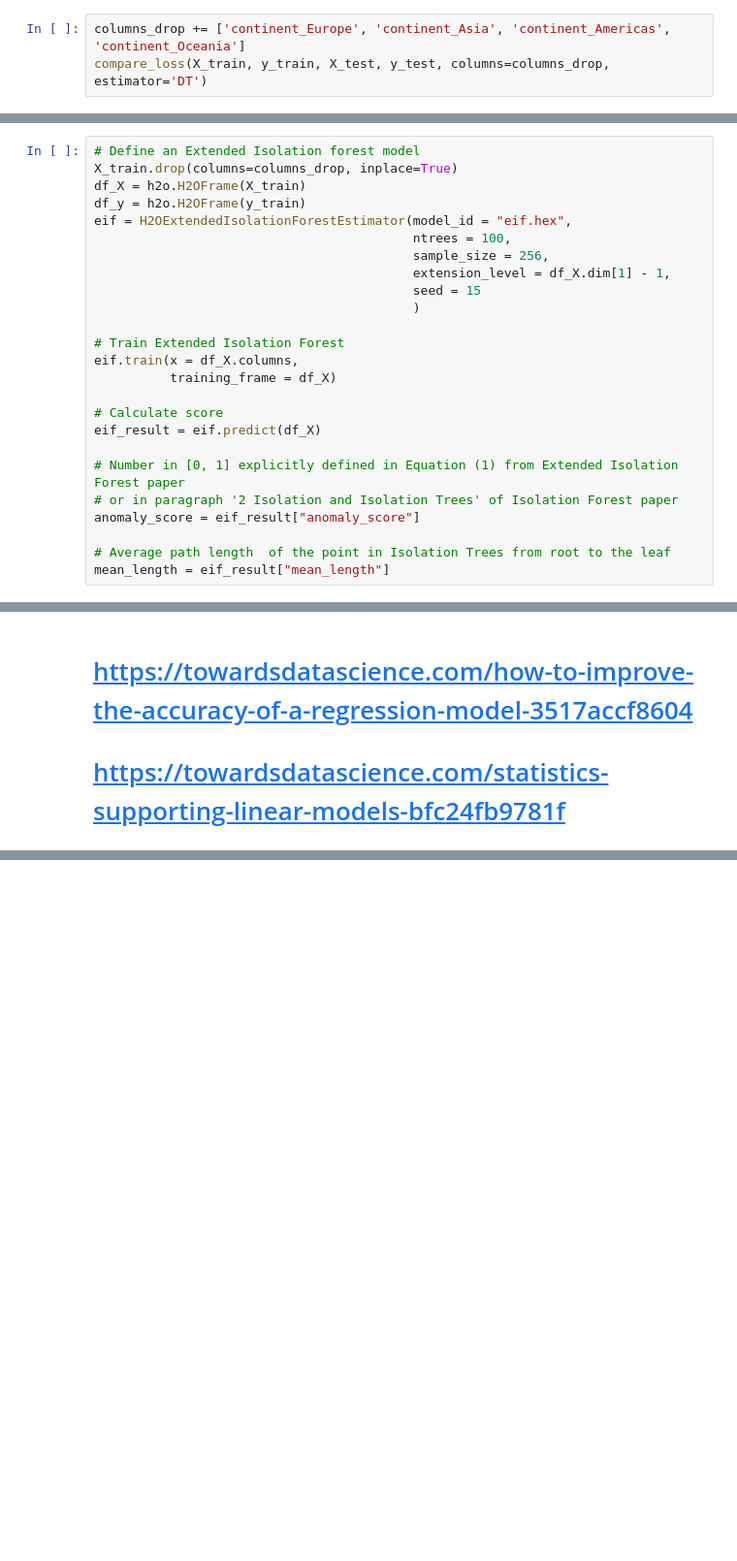
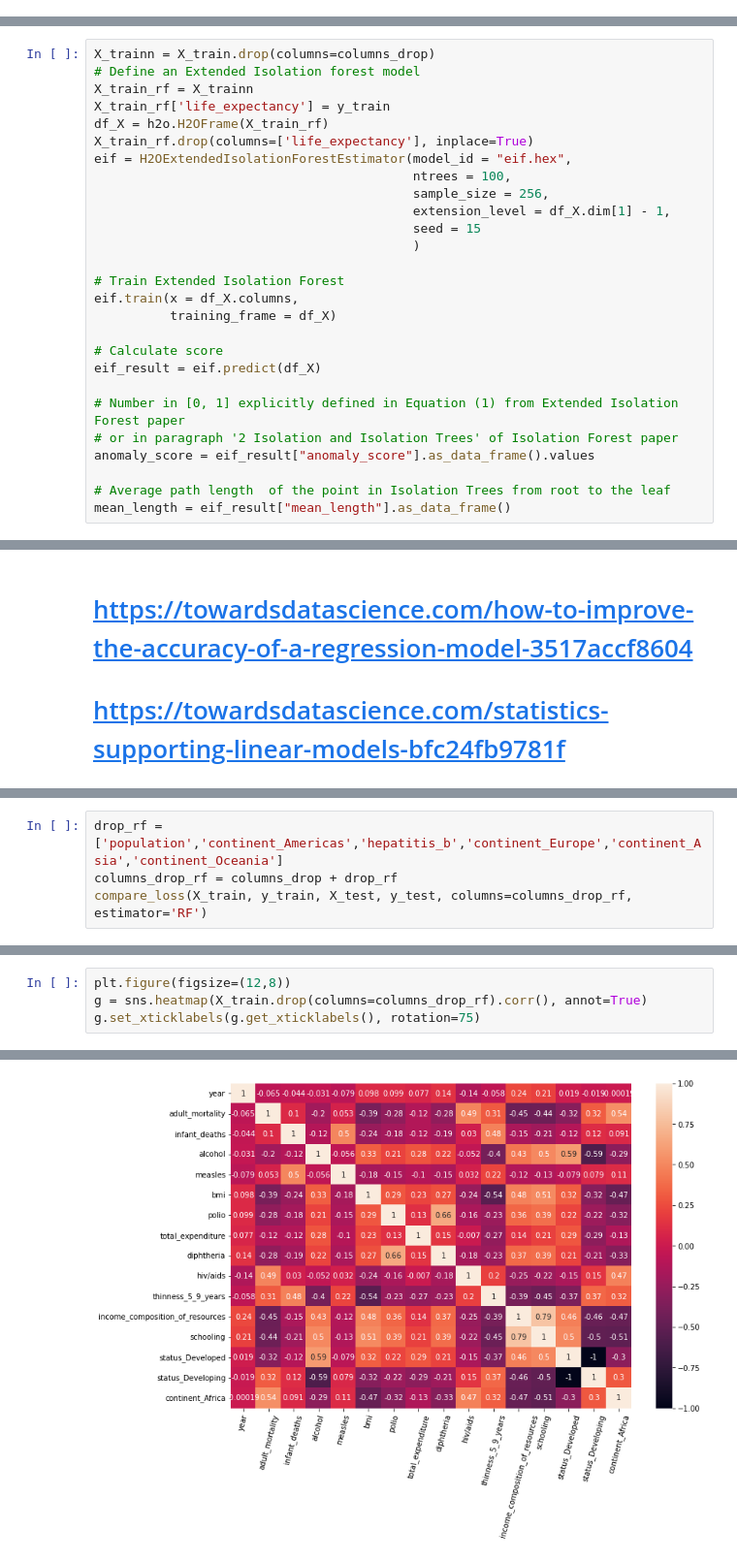
Before and after one commit to minhngt62/ml-life-expectancy, a Jupyter notebook: tree/continent case/continent_model.ipynb, the cells around one changed output, grey strips where cells are left out. Shown at 97% size. Drawn from its saved outputs; the diff is of its cells as text; blank space fills up the shorter version.

```diff
--- a/tree/continent case/continent_model.ipynb
+++ b/tree/continent case/continent_model.ipynb
@@ -437,3 +453,0 @@ mae: 1.832444773064526
-# %%
-columns_drop += ['continent_Europe', 'continent_Asia', 'continent_Americas', 'continent_Oceania']
-compare_loss(X_train, y_train, X_test, y_test, columns=columns_drop, estimator='DT')
@@ -482,8 +456,10 @@ g.set_xticklabels(g.get_xticklabels(), rotation=75)
 # %%
+X_trainn = X_train.drop(columns=columns_drop)
 # Define an Extended Isolation forest model
-X_train.drop(columns=columns_drop, inplace=True)
-df_X = h2o.H2OFrame(X_train)
-df_y = h2o.H2OFrame(y_train)
+X_train_rf = X_trainn
+X_train_rf['life_expectancy'] = y_train
+df_X = h2o.H2OFrame(X_train_rf)
+X_train_rf.drop(columns=['life_expectancy'], inplace=True)
 eif = H2OExtendedIsolationForestEstimator(model_id = "eif.hex",
                                           ntrees = 100,
                                           sample_size = 256,
@@ -500,8 +476,8 @@ eif_result = eif.predict(df_X)
 
 # Number in [0, 1] explicitly defined in Equation (1) from Extended Isolation Forest paper
 # or in paragraph '2 Isolation and Isolation Trees' of Isolation Forest paper
-anomaly_score = eif_result["anomaly_score"]
+anomaly_score = eif_result["anomaly_score"].as_data_frame().values
 
 # Average path length  of the point in Isolation Trees from root to the leaf
-mean_length = eif_result["mean_length"]
+mean_length = eif_result["mean_length"].as_data_frame()
 # %% [output]
@@ -523,0 +579,4 @@ r2_score(y_test, pred)
+# %%
+drop_rf = ['population','continent_Americas','hepatitis_b','continent_Europe','continent_Asia','continent_Oceania']
+columns_drop_rf = columns_drop + drop_rf
+compare_loss(X_train, y_train, X_test, y_test, columns=columns_drop_rf, estimator='RF')
@@ -523,0 +601,5 @@ r2_score(y_test, pred)
+# %%
+plt.figure(figsize=(12,8))
+g = sns.heatmap(X_train.drop(columns=columns_drop_rf).corr(), annot=True)
+g.set_xticklabels(g.get_xticklabels(), rotation=75)
+# %% [output]
@@ -523,0 +622 @@ r2_score(y_test, pred)
+[figure, added]
```
Also changed, not shown: parts of 60 cells of this notebook, 3 other files.
